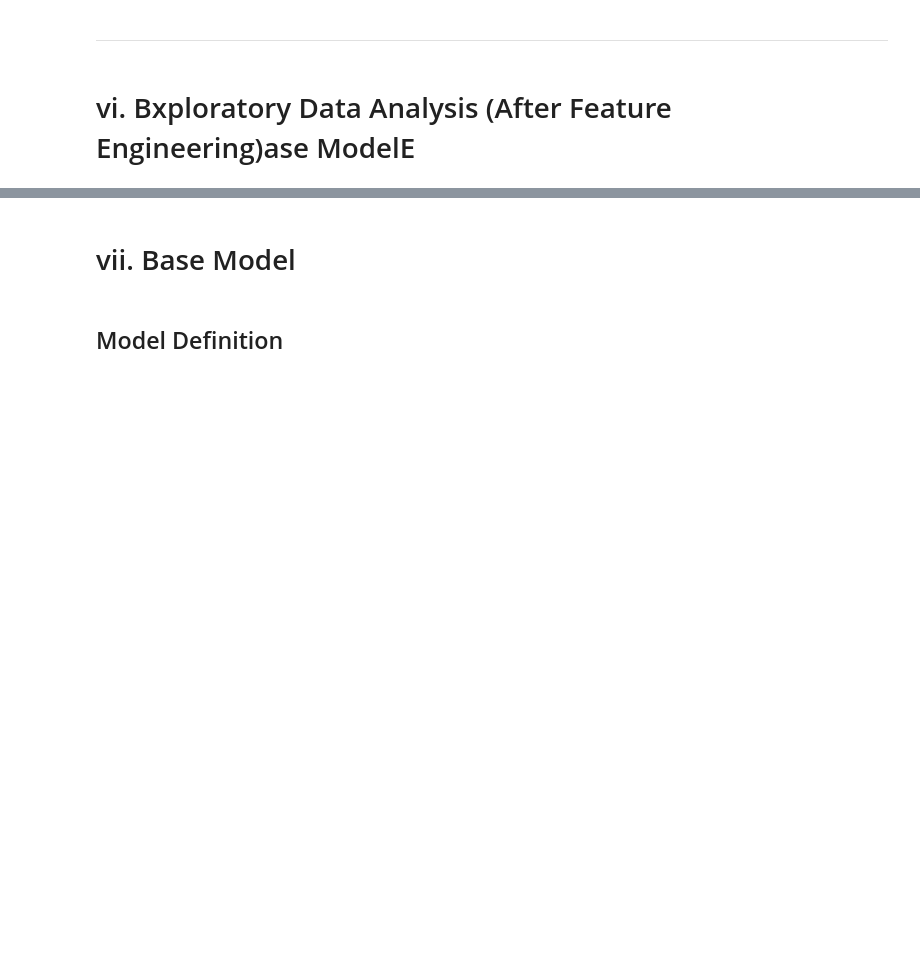
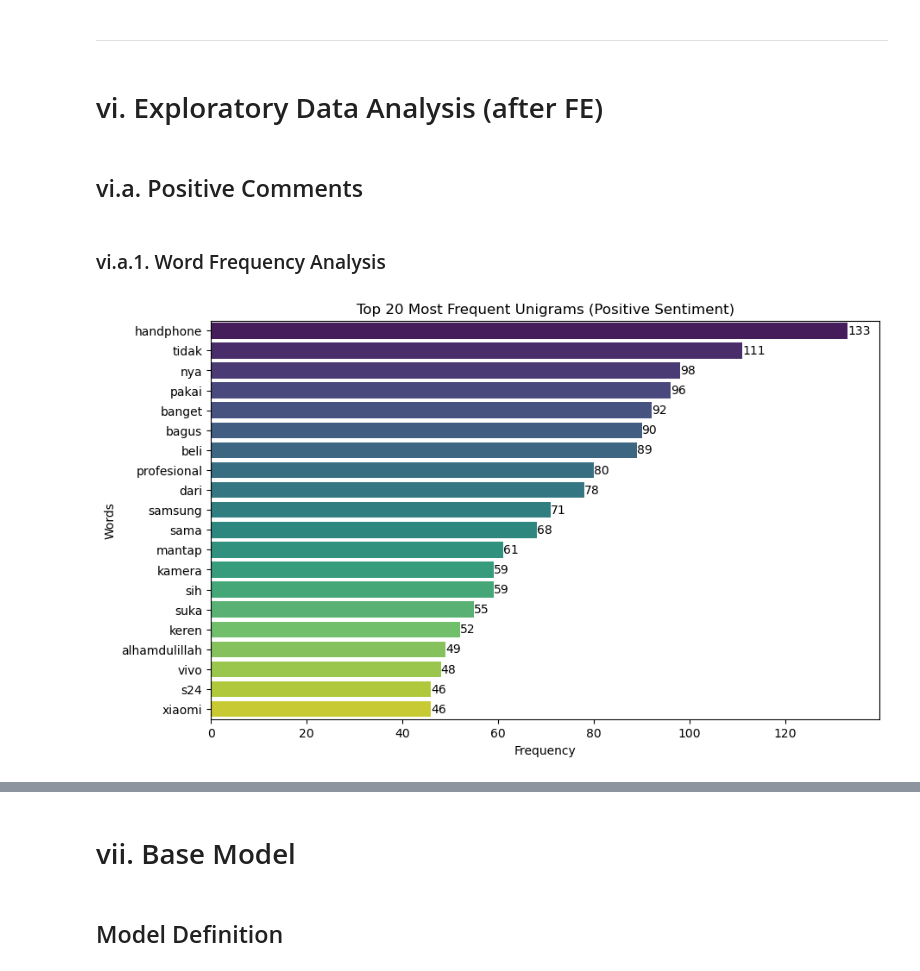
Before and after one commit to FTDS-assignment-bay/p2-final-project-phonalitics, a Jupyter notebook: phonAlytics.ipynb, the cells around one changed output, grey strips where cells are left out. Saved outputs shown, nothing was run; the diff lists cells and outputs as text; code cells hidden in the pictures; blank space fills up the shorter version.

```diff
--- a/phonAlytics.ipynb
+++ b/phonAlytics.ipynb
@@ -1010,4 +994,37 @@ print(X_train_vec.shape, X_val_vec.shape, X_test_vec.shape)
 # %% [markdown]
 -------------------
 # %% [markdown]
-# vi. Bxploratory Data Analysis (After Feature Engineering)ase ModelE
+# vi. Exploratory Data Analysis (after FE)
+# %% [markdown]
+## vi.a. Positive Comments
+# %% [markdown]
+### vi.a.1. Word Frequency Analysis
+# %%
+# Filter X_train for positive sentiment
+X_train_positive = X_train[y_train == 1]
+
+# CountVectorizer for unigram
+vectorizer = CountVectorizer(stop_words=stpwds_id, ngram_range=(1, 1))  # Unigrams
+
+# Apply CountVectorizer to X_train positive
+X_positive = vectorizer.fit_transform(X_train_positive)
+unigram_freq_positive = pd.DataFrame(X_positive.toarray(), columns=vectorizer.get_feature_names_out())
+
+# Compute word frequencies
+word_freq_uni_positive = unigram_freq_positive.sum(axis=0).sort_values(ascending=False)
+# %%
+# Plot top 20 most frequent words for positive
+top_words_positive = word_freq_uni_positive.head(20)
+
+plt.figure(figsize=(10, 6))
+barplot = sns.barplot(x=top_words_positive.values, y=top_words_positive.index, palette='viridis')
+
+for index, value in enumerate(top_words_positive.values):
+    plt.text(value, index, str(value), va='center')
+
+plt.title('Top 20 Most Frequent Unigrams (Positive Sentiment)')
+plt.xlabel('Frequency')
+plt.ylabel('Words')
+plt.show()
+# %% [output]
+[figure, added]
```
Also changed, not shown: parts of 47 cells of this notebook, 2 other files.
